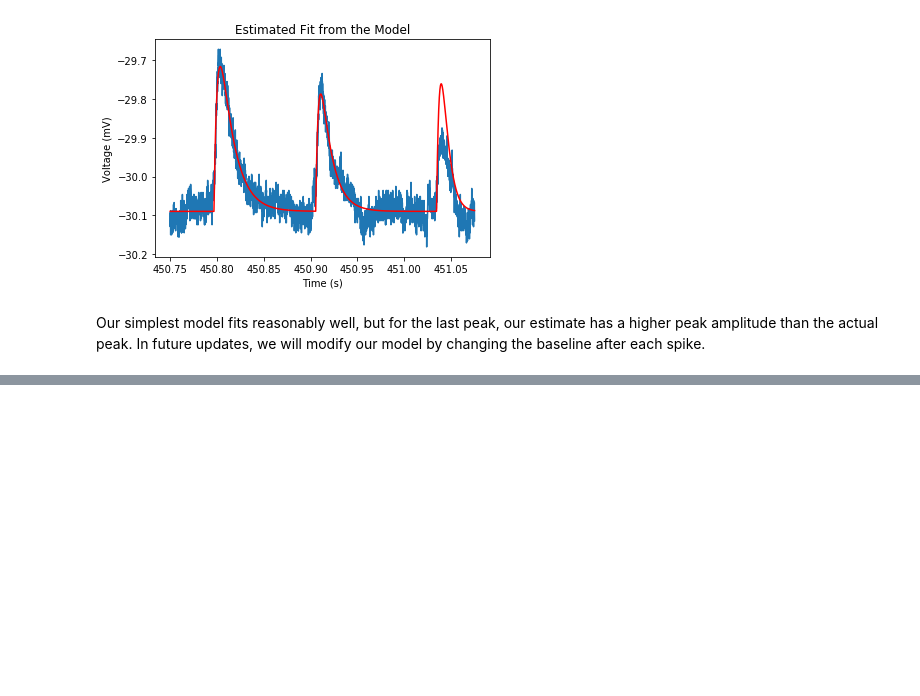
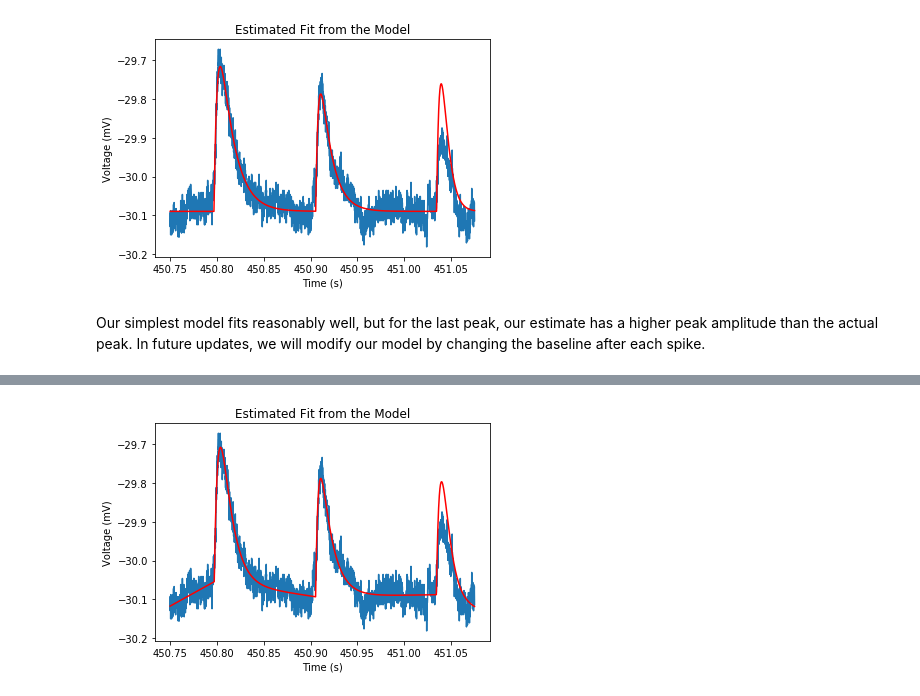
Before and after one commit to phys201/neuronal, a Jupyter notebook: tutorial.ipynb, the cells around one changed output, grey strips where cells are left out. Cells and saved outputs as stored; diff of their text form; code cells hidden in the pictures; blank space fills up the shorter version.

```diff
--- a/tutorial.ipynb
+++ b/tutorial.ipynb
@@ -215,0 +270,4 @@ Our simplest model fits reasonably well, but for the last peak, our estimate has
+# %%
+neuronal.plot_fit(three_psp, sample3)
+# %% [output]
+[figure, added]
```
Also changed, not shown: parts of 4 cells of this notebook, 2 other files.
